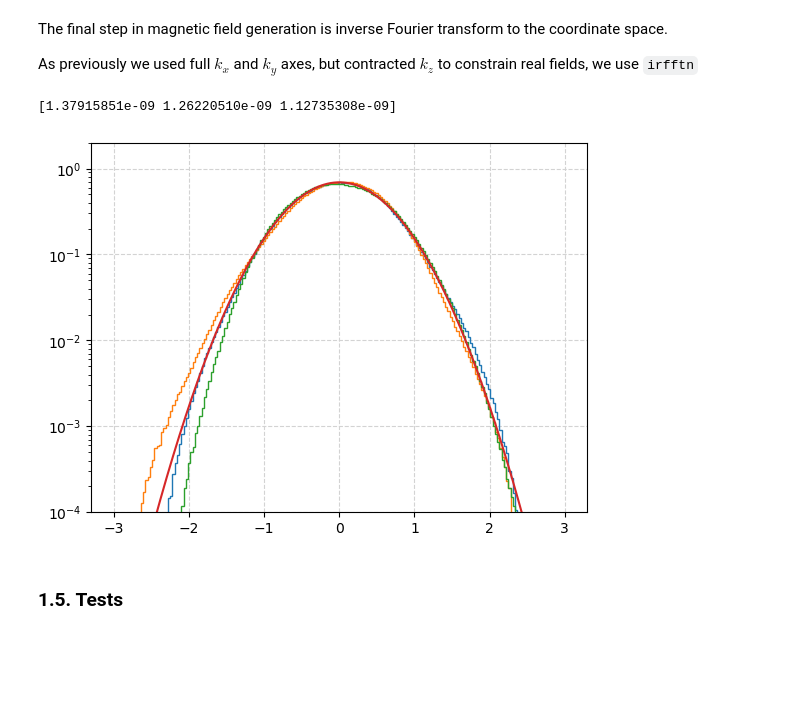
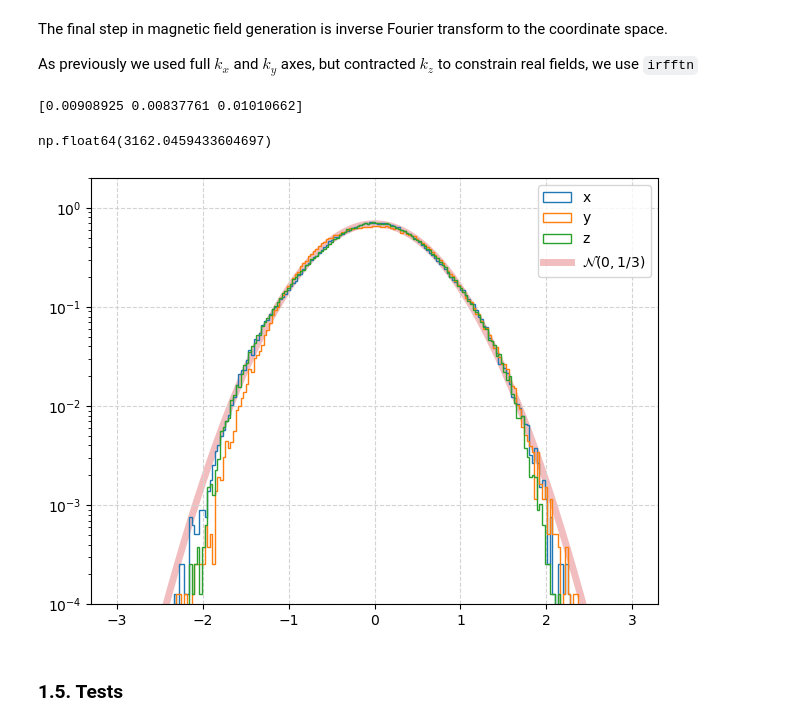
Before and after one commit to KleimenovM/XrayFilaments, a Jupyter notebook: turbulent_field/turbulent_try2.ipynb, the cells around one changed output. Drawn from its saved outputs; the diff is of its cells as text; code cells hidden in the pictures; blank space fills up the shorter version.

```diff
--- a/turbulent_field/turbulent_try2.ipynb
+++ b/turbulent_field/turbulent_try2.ipynb
@@ -15,15 +15,15 @@
 # %%
 import numpy as np
 # %%
-n = (256, 256, 256)  # grid shape
+n = (64, 64, 64)  # grid shape
 
-L_x, L_y, L_z = 50, 50, 50
+L_x, L_y, L_z = 400, 400, 400
 xyz_min = (-L_x, -L_y, -L_z)  # [pc], minimal values
 xyz_max = (+L_x, +L_y, +L_z)  # [pc], maximal values
 
 xyz = np.array([np.linspace(xyz_min[i], xyz_max[i], n[i], endpoint=False) for i in range(len(n))])
 
-r_grid = np.stack(np.meshgrid(*xyz, indexing='ij'))  # 3D coordinate grid
+r_grid = np.stack(np.meshgrid(*xyz, indexing='ij'), axis=-1)  # 3D coordinate grid
 print(f"Coordinate grid shape: {r_grid.shape}")
 print(f"In close: [[x], [y], [z]]\n"
       f"{r_grid[:, 10:12, 20:22, 0:2]}")
@@ -146,13 +165,13 @@ $\mathbf{\tilde{b}'}(\mathbf{k}) = \mathbf{\tilde{b}}(\mathbf{k})\sqrt{P_B(k)}$
 
 *Comment.* The $\mathbf{k}=\vec{0}$ mode has to be treated separately! Its power is by definition taken to be $P(\vec{0}) = 0$.
 # %%
-k_norm_grid = np.sqrt(np.sum(k_grid**2, axis=0))  # calculate k-vector norms
+k_norm_grid = np.linalg.norm(k_grid, axis=-1)  # calculate k-vector norms
 
 power_grid = np.zeros_like(k_norm_grid)  # set the power grid
 mask = k_norm_grid > 0  # exclude the 0-mode
 power_grid[mask] = k_norm_grid[mask]**(-11/3)  # Kolmogorov spectrum
 
-b_prime_field = b_field * np.sqrt(power_grid[None, ...])
+b_prime_field = b_field * np.sqrt(power_grid[..., None])
 # %% [markdown]
 #### Orthogonal projection
 
@@ -161,9 +180,9 @@ $\mathbf{\tilde{B}}(\mathbf{k}) = \mathbf{\tilde{b}'} - \mathbf{n}(\mathbf{n\cdo
 *Comment.* Again $\mathbf{k}=\vec{0}$ mode has to be treated separately. For it $\mathbf{n} = \vec{0}.$
 # %%
 n_grid = np.zeros_like(k_grid)
-n_grid[:, mask] = k_grid[:, mask] / k_norm_grid[None, mask]
+n_grid[mask] = k_grid[mask] / k_norm_grid[mask, None]
 
-n_dot_b = np.sum(n_grid * b_prime_field, axis=0)  # scalar product
+n_dot_b = np.sum(n_grid * b_prime_field, axis=-1, keepdims=True)  # scalar product
 
-B_k_field = b_prime_field - n_grid * n_dot_b[None, ...]
-B_k_field[:, 0, 0, 0] = np.array([0, 0, 0])
+B_k_field = b_prime_field - n_grid * n_dot_b
+B_k_field[0, 0, 0] = np.array([0, 0, 0])
@@ -178,32 +216,45 @@ from scipy.fft import irfftn
 # %%
-B_field = np.zeros_like(r_grid)
-for i in range(3):
-    B_field[i] = irfftn(B_k_field[i], s=r_grid.shape[1:], norm='backward', workers=10)
+B_field = ifftn(B_k_field, s=n, axes=(0,1,2))
 
-B_norm = np.average(B_field**2, axis=(1,2,3))
+B_norm = np.var(B_field, axis=(0,1,2))
 print(B_norm)
 
-B_field /= np.sqrt(3 * B_norm)[:, None, None, None]
+B_field /= np.sqrt(3 * B_norm)[None, None, None, :].real
 # %% [output]
-[1.37915851e-09 1.26220510e-09 1.12735308e-09]
+[0.00908925 0.00837761 0.01010662]
+# %%
+np.max(B_field.imag / B_field.real)
+# %% [output]
+np.float64(3162.0459433604697)
 # %%
 import matplotlib.pyplot as plt
 from scipy.stats import norm
 
 vals = np.linspace(-3, 3, 1000)
-plt.hist(B_field[0].ravel(), bins=200, range=[-3, 3], histtype='step', density=True)
-plt.hist(B_field[1].ravel(), bins=200, range=[-3, 3], histtype='step', density=True)
-plt.hist(B_field[2].ravel(), bins=200, range=[-3, 3], histtype='step', density=True)
+plt.hist(B_field[..., 0].ravel(), bins=200, range=[-3, 3],
+         histtype='step', density=True,
+         label='x')
+plt.hist(B_field[..., 1].ravel(), bins=200, range=[-3, 3],
+         histtype='step', density=True,
+         label='y')
+plt.hist(B_field[..., 2].ravel(), bins=200, range=[-3, 3],
+         histtype='step', density=True,
+         label='z')
 
-plt.plot(vals, norm(loc=0, scale=1/np.sqrt(3)).pdf(vals))
+plt.plot(vals, norm(loc=0, scale=1/np.sqrt(3)).pdf(vals),
+         linestyle='solid', linewidth=5, alpha=.3, zorder=0,
+         label=r'$\mathcal{N}(0, 1/3)$')
 
 plt.ylim(1e-4, 2)
 plt.yscale('log')
 
 plt.grid(linestyle='dashed', color='lightgray')
+
+plt.legend()
+plt.tight_layout()
 plt.show()
 # %% [output]
-[figure, old version]
+[figure, new version]
 # %% [markdown]
 ### 1.5. Tests
 # %% [markdown]
```
Also changed, not shown: parts of 20 cells of this notebook, 21 other files.
